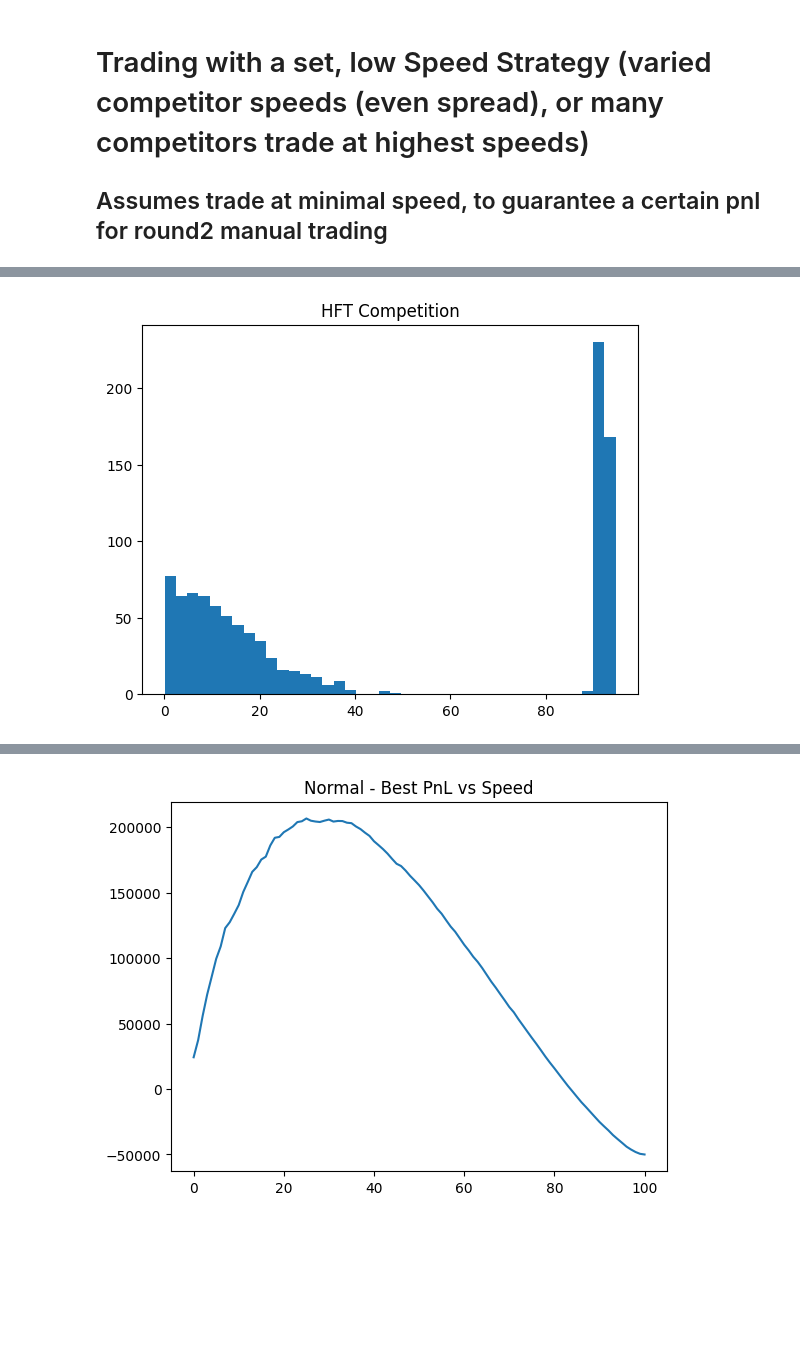
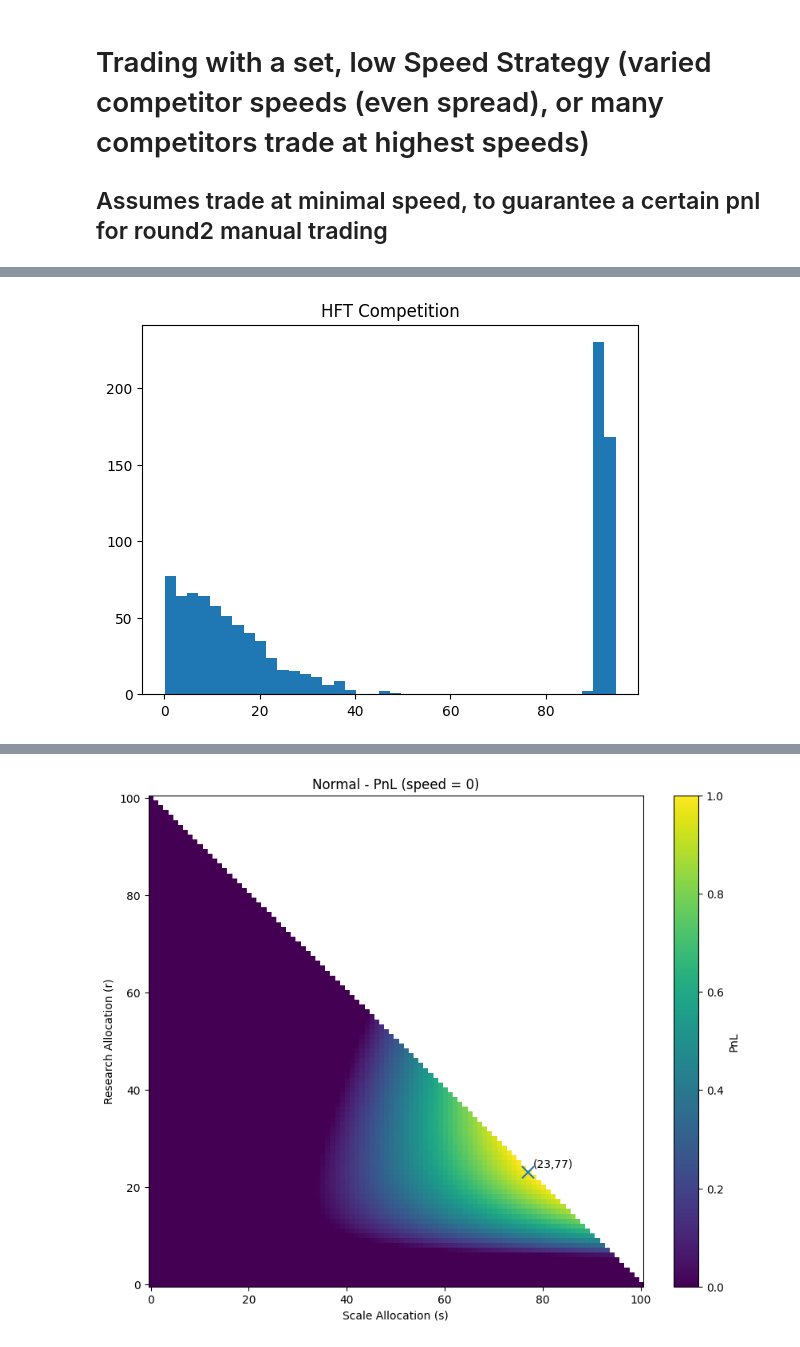
Before and after one commit to TahaKhanM/Prosperity, a Jupyter notebook: round2_manual_research/fix_speed.ipynb, the cells around one changed output, grey strips where cells are left out. Saved outputs shown, nothing was run; the diff lists cells and outputs as text; code cells hidden in the pictures; blank space fills up the shorter version.

Commit message:
added graphs for fixed speed scenario

```diff
--- a/round2_manual_research/fix_speed.ipynb
+++ b/round2_manual_research/fix_speed.ipynb
@@ -5,6 +5,7 @@
 # %%
 import numpy as np
 import matplotlib.pyplot as plt
+import heapq
 
 # ========================
 # CONFIG
@@ -106,6 +107,10 @@ hft_best_val = -1e18
 hft_best_alloc = None
 SET_SPEED = 0
 
+MAX_CANDIDATES= 5
+candidates_reg = [] # top 5 best pnls and their values
+candidates_hft = []
+
 for r in range(0, 101, STEP):
     for s in range(0, 101 - r, STEP):
         val = pnl(r, s, SET_SPEED, sorted_others)
@@ -119,33 +124,68 @@ for r in range(0, 101, STEP):
             hft_best_val = hft_val
             hft_best_alloc = (r, s, SET_SPEED)
 
+        heapq.heappush(candidates_reg, (val, r, s))
+        heapq.heappush(candidates_hft, (hft_val, r, s))
+
+        if len(candidates_reg) > MAX_CANDIDATES:
+            heapq.heappop(candidates_reg)
+
+        if len(candidates_hft) > MAX_CANDIDATES:
+            heapq.heappop(candidates_hft)
+
 print("Normal Best:", best_alloc, best_val)
 print("HFT Best:", hft_best_alloc, hft_best_val)
 
-# ========================
-# PLOTS
-# ========================
-def plot_analysis(title, sorted_others, best_alloc):
-    sp_vals = list(range(101))
+print('top 5 best pnls and assoc vals for normal:')
+print(sorted(candidates_reg, reverse=True))
 
-    # Best PnL vs Speed
-    best_pnl_by_sp = []
-    for sp in sp_vals:
-        best_local = -1e18
-        for r in range(0, 101, STEP):
-            for s in range(0, 101 - r, STEP):
-                val = pnl(r, s, sp, sorted_others)
-                if val > best_local:
-                    best_local = val
-        best_pnl_by_sp.append(best_local)
+print('top 5 best pnls and assoc vals for hft')
+print(sorted(candidates_hft, reverse=True))
 
-    plt.plot(sp_vals, best_pnl_by_sp)
-    plt.title(f"{title} - Best PnL vs Speed")
+def plot_research_scale(title, sorted_others):
+    grid = np.full((101, 101), np.nan)
+
+    best_val = -1e18
+    best_r, best_s = None, None
+
+    for r in range(101):
+        for s in range(101 - r):
+            val = pnl(r, s, 0, sorted_others)   # ← FIX: sp = 0
+
+            grid[r][s] = val
+
+            if val > best_val:
+                best_val = val
+                best_r, best_s = r, s
+
+    # ===== plot =====
+    plt.figure(figsize=(10, 8))
+
+    vmax = np.nanmax(grid)
+    vmin = vmax - 20000
+
+    plt.imshow(
+        grid,
+        origin='lower',
+        aspect='auto',
+        interpolation='nearest',
+        vmin=vmin,
+        vmax=vmax
+    )
+
+    plt.scatter(best_s, best_r, marker='x', s=120)
+    plt.text(best_s + 1, best_r + 1, f"({best_r},{best_s})")
+
+    plt.colorbar(label="PnL")
+    plt.xlabel("Scale Allocation (s)")
+    plt.ylabel("Research Allocation (r)")
+    plt.title(f"{title} - PnL (speed = 0)")
+
     plt.show()
 
 # run both scenarios
-plot_analysis("Normal", sorted_others, best_alloc)
-plot_analysis("HFT", sorted_others_hft, hft_best_alloc)
+plot_research_scale("Normal", sorted_others)
+plot_research_scale("HFT", sorted_others_hft)
 # %% [output]
 [figure]
 [figure]
@@ -154 +198 @@ HFT Best: (23, 77, 0) 24232.991676237143
-[figure, old version]
+[figure, new version]
```
Also changed, not shown: parts of 1 cell of this notebook.
